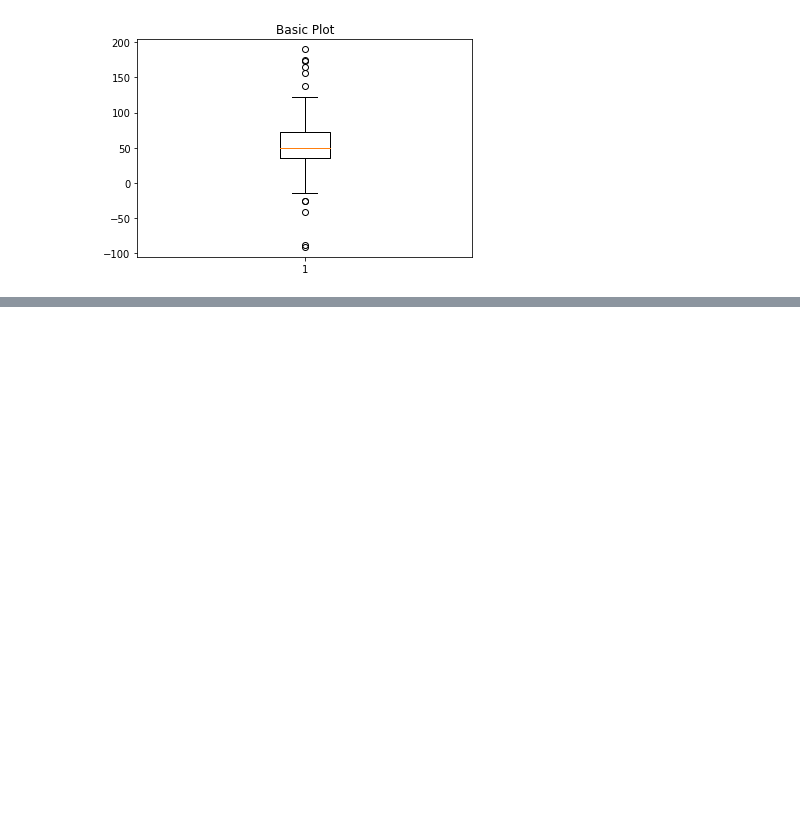
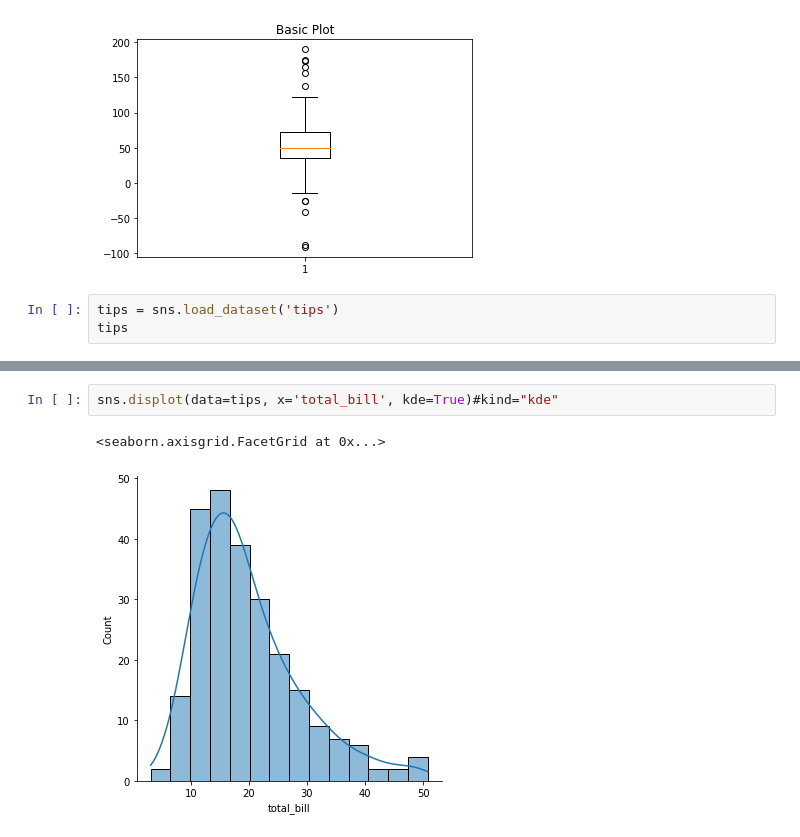
Before and after one commit to augasauruss/Python_mokymai, a Jupyter notebook: 1_paskaita.ipynb/9_paskaita.ipynb, the cells around one changed output, grey strips where cells are left out. Saved outputs shown, nothing was run; the diff lists cells and outputs as text; blank space fills up the shorter version.

```diff
--- a/1_paskaita.ipynb/9_paskaita.ipynb
+++ b/1_paskaita.ipynb/9_paskaita.ipynb
@@ -46,3 +46,6 @@ ax1.boxplot(data)
  'fliers': [<matplotlib.lines.Line2D at 0x...>],
  'means': []}
 [figure]
+# %%
+tips = sns.load_dataset('tips')
+tips
@@ -48,0 +83,5 @@ ax1.boxplot(data)
+# %%
+sns.displot(data=tips, x='total_bill', kde=True)#kind="kde"
+# %% [output]
+<seaborn.axisgrid.FacetGrid at 0x...>
+[figure, added]
```
Also changed, not shown: parts of 28 cells of this notebook.
